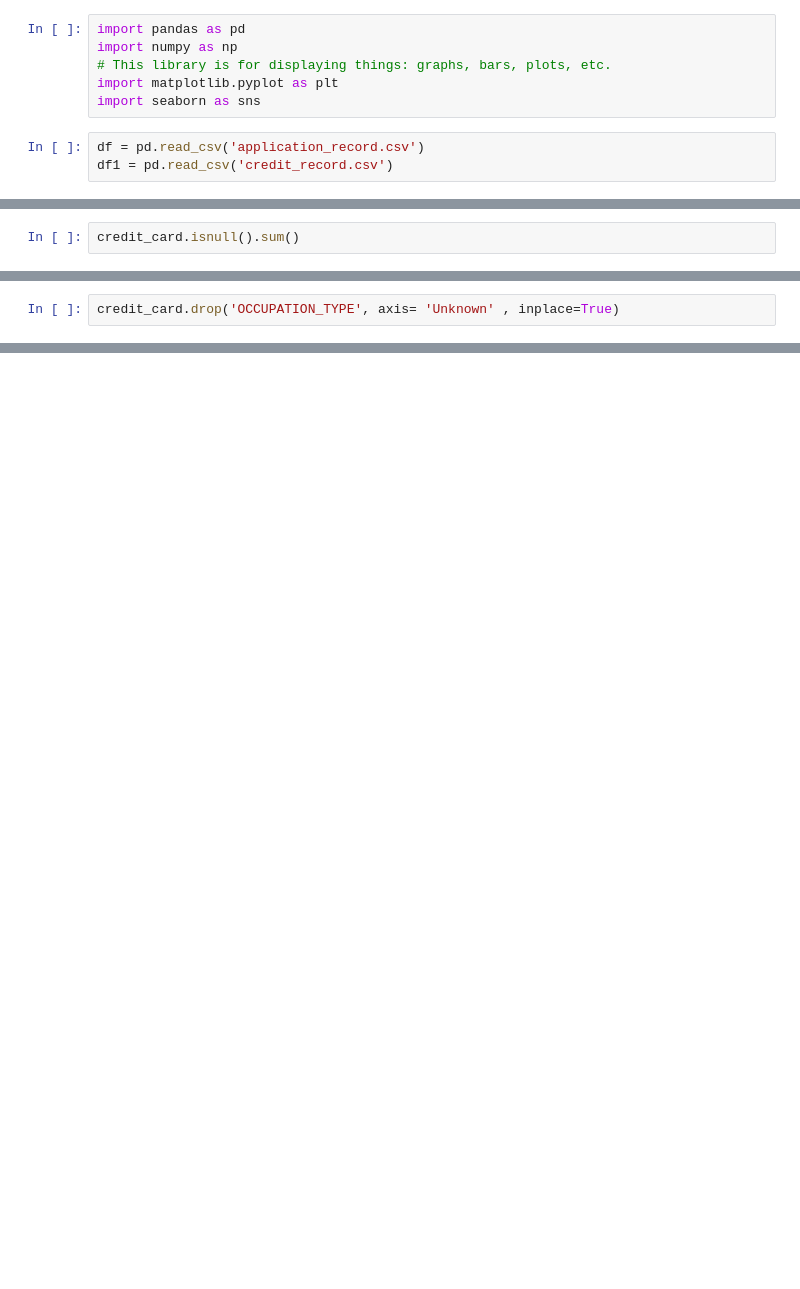
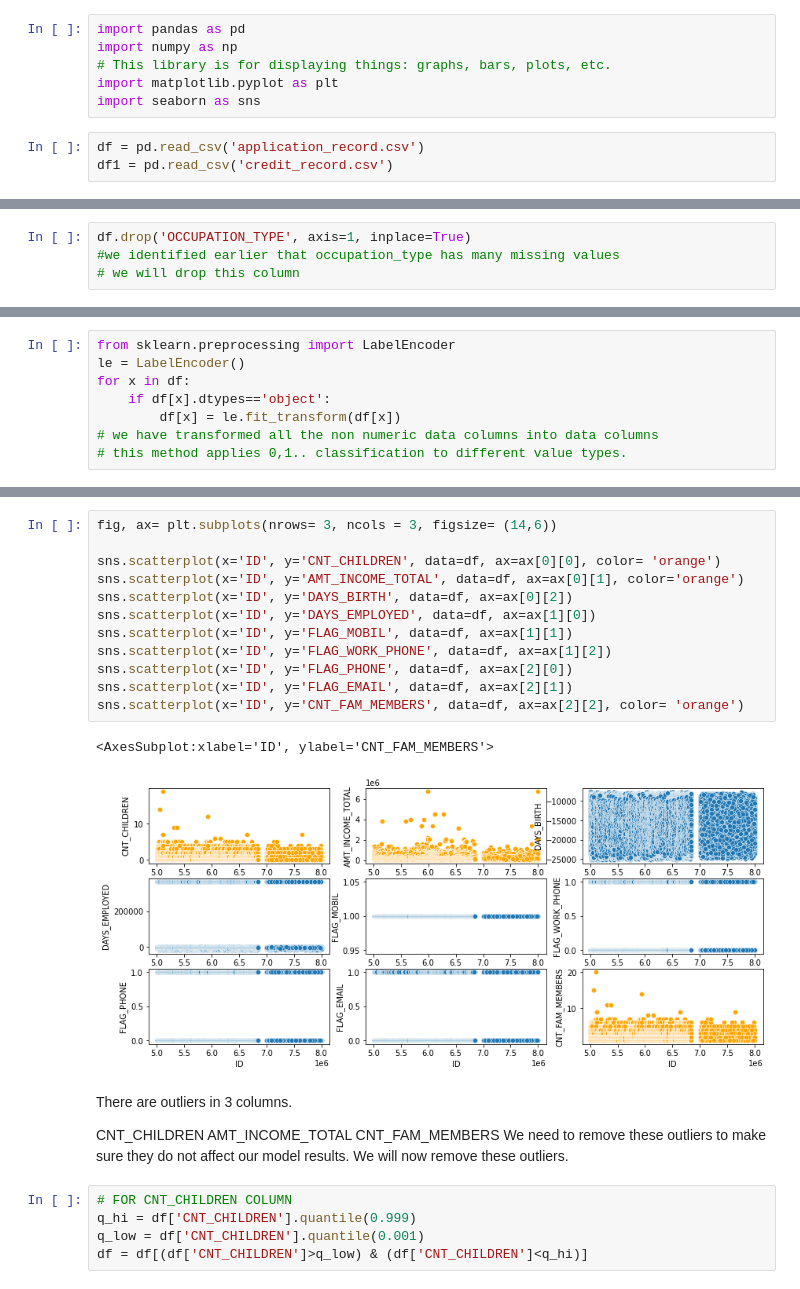
Before and after one commit to faris277/project-, a Jupyter notebook: project notbook.ipynb, the cells around one changed output, grey strips where cells are left out. Cells and saved outputs as stored; diff of their text form; blank space fills up the shorter version.

```diff
--- a/project notbook.ipynb
+++ b/project notbook.ipynb
@@ -115,2 +70,4 @@ AttributeError: 'DataFrame' object has no attribute 'OCCUPATION_TYPE'
 # %%
-credit_card.isnull().sum()
+df.drop('OCCUPATION_TYPE', axis=1, inplace=True)
+#we identified earlier that occupation_type has many missing values
+# we will drop this column
@@ -197,2 +125,8 @@ credit_card.info
 # %%
-credit_card.drop('OCCUPATION_TYPE', axis= 'Unknown' , inplace=True)
+from sklearn.preprocessing import LabelEncoder
+le = LabelEncoder()
+for x in df:
+    if df[x].dtypes=='object':
+        df[x] = le.fit_transform(df[x])
+# we have transformed all the non numeric data columns into data columns
+# this method applies 0,1.. classification to different value types.
@@ -200,0 +157,28 @@ ValueError: No axis named Unknown for object type DataFrame
+# %%
+fig, ax= plt.subplots(nrows= 3, ncols = 3, figsize= (14,6))
+
+sns.scatterplot(x='ID', y='CNT_CHILDREN', data=df, ax=ax[0][0], color= 'orange')
+sns.scatterplot(x='ID', y='AMT_INCOME_TOTAL', data=df, ax=ax[0][1], color='orange')
+sns.scatterplot(x='ID', y='DAYS_BIRTH', data=df, ax=ax[0][2])
+sns.scatterplot(x='ID', y='DAYS_EMPLOYED', data=df, ax=ax[1][0])
+sns.scatterplot(x='ID', y='FLAG_MOBIL', data=df, ax=ax[1][1])
+sns.scatterplot(x='ID', y='FLAG_WORK_PHONE', data=df, ax=ax[1][2])
+sns.scatterplot(x='ID', y='FLAG_PHONE', data=df, ax=ax[2][0])
+sns.scatterplot(x='ID', y='FLAG_EMAIL', data=df, ax=ax[2][1])
+sns.scatterplot(x='ID', y='CNT_FAM_MEMBERS', data=df, ax=ax[2][2], color= 'orange')
+# %% [output]
+<AxesSubplot:xlabel='ID', ylabel='CNT_FAM_MEMBERS'>
+[figure, added]
+# %% [markdown]
+There are outliers in 3 columns.
+
+CNT_CHILDREN
+AMT_INCOME_TOTAL
+CNT_FAM_MEMBERS
+We need to remove these outliers to make sure they do not affect our model results.
+We will now remove these outliers.
+# %%
+# FOR CNT_CHILDREN COLUMN
+q_hi = df['CNT_CHILDREN'].quantile(0.999)
+q_low = df['CNT_CHILDREN'].quantile(0.001)
+df = df[(df['CNT_CHILDREN']>q_low) & (df['CNT_CHILDREN']<q_hi)]
```
Also changed, not shown: parts of 55 cells of this notebook.
